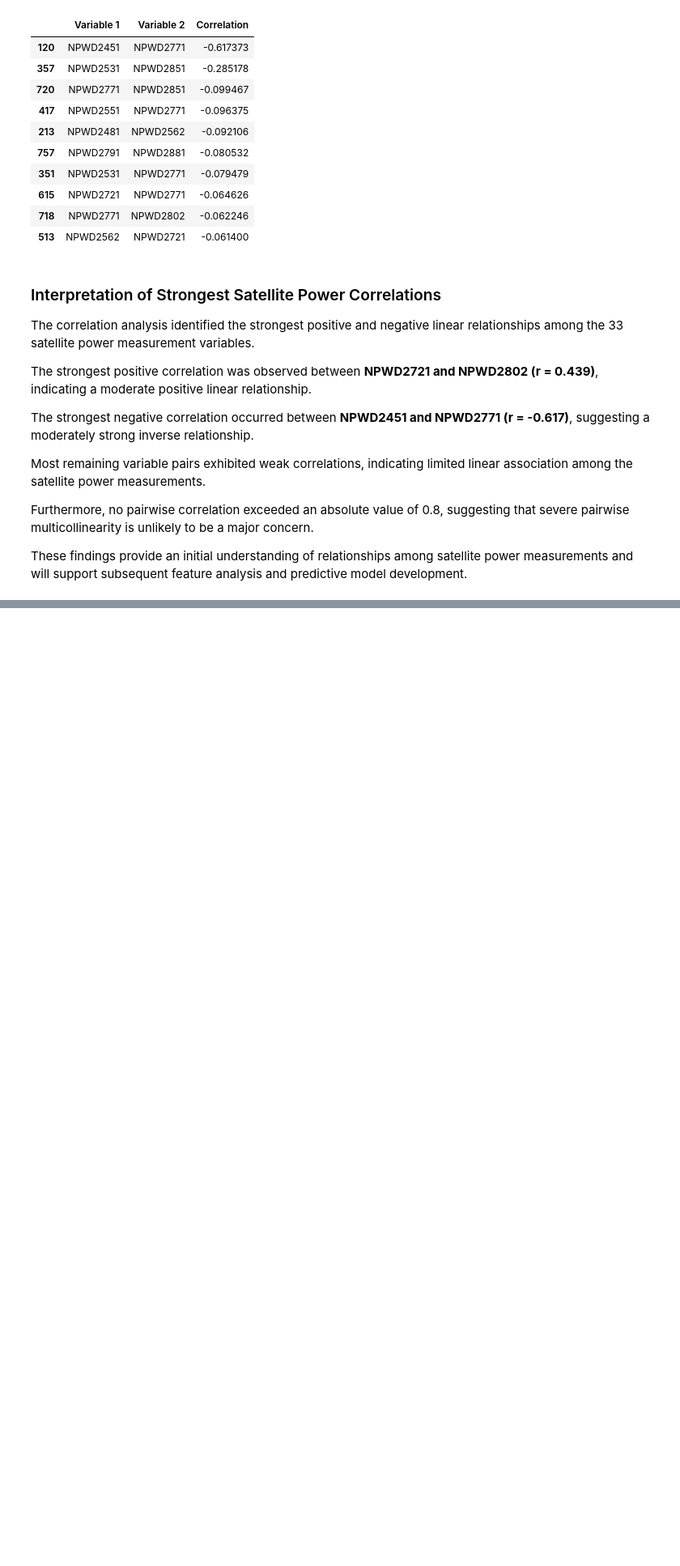
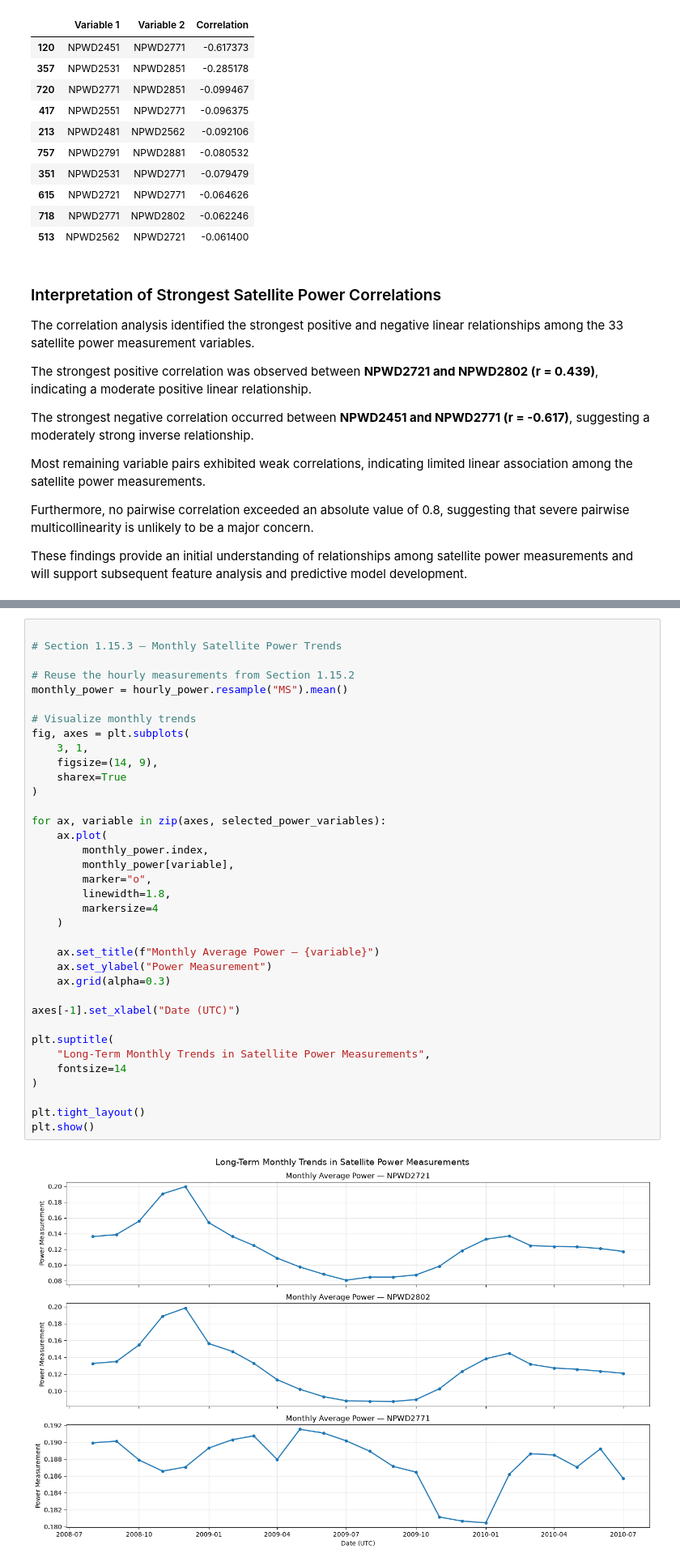
Before and after one commit to damisar/Dream-in-Orbit-an-AI-that-simulates-a-satellite, a Jupyter notebook: 01_Satellite_Data_Exploration.ipynb, the cells around one changed output, grey strips where cells are left out. Shown at 81% size. Saved outputs shown, nothing was run; the diff lists cells and outputs as text; blank space fills up the shorter version.

```diff
--- a/01_Satellite_Data_Exploration.ipynb
+++ b/01_Satellite_Data_Exploration.ipynb
@@ -962,0 +1056,38 @@ These findings provide an initial understanding of relationships among satellite
+# %%
+
+# Section 1.15.3 — Monthly Satellite Power Trends
+
+# Reuse the hourly measurements from Section 1.15.2
+monthly_power = hourly_power.resample("MS").mean()
+
+# Visualize monthly trends
+fig, axes = plt.subplots(
+    3, 1,
+    figsize=(14, 9),
+    sharex=True
+)
+
+for ax, variable in zip(axes, selected_power_variables):
+    ax.plot(
+        monthly_power.index,
+        monthly_power[variable],
+        marker="o",
+        linewidth=1.8,
+        markersize=4
+    )
+
+    ax.set_title(f"Monthly Average Power — {variable}")
+    ax.set_ylabel("Power Measurement")
+    ax.grid(alpha=0.3)
+
+axes[-1].set_xlabel("Date (UTC)")
+
+plt.suptitle(
+    "Long-Term Monthly Trends in Satellite Power Measurements",
+    fontsize=14
+)
+
+plt.tight_layout()
+plt.show()
+# %% [output]
+[figure, added]
```
Also changed, not shown: parts of 8 cells of this notebook.
